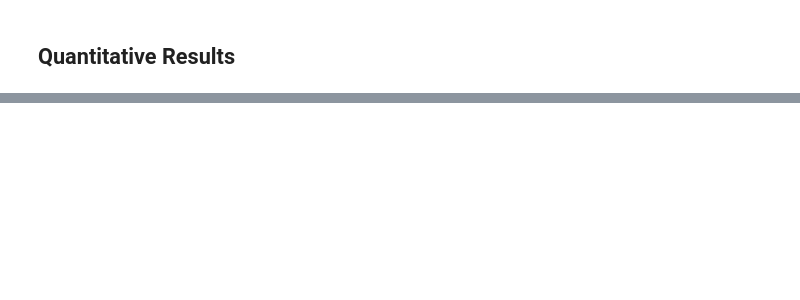
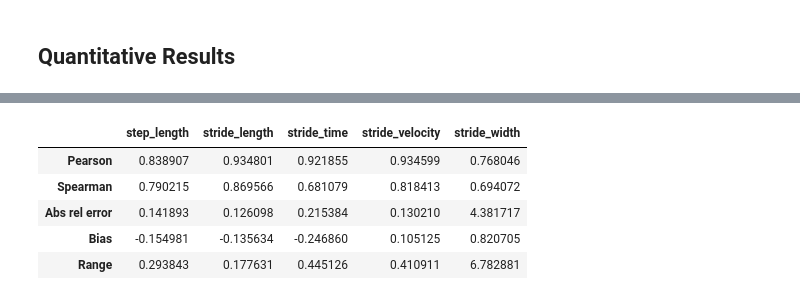
Before and after one commit to ajhynes7/side-view-depth-gait, a Jupyter notebook: notebooks/analysis.ipynb, the cells around one changed output, grey strips where cells are left out. Saved outputs shown, nothing was run; the diff lists cells and outputs as text; code cells hidden in the pictures; blank space fills up the shorter version.

```diff
--- a/notebooks/analysis.ipynb
+++ b/notebooks/analysis.ipynb
@@ -109,0 +122,10 @@ df_results
+# %%
+df_metric = df_results.groupby(lambda x: x[:-2], axis=1).mean()
+df_metric
+# %% [output]
+|  | step_length | stride_length | stride_time | stride_velocity | stride_width |
+| Pearson | 0.838907 | 0.934801 | 0.921855 | 0.934599 | 0.768046 |
+| Spearman | 0.790215 | 0.869566 | 0.681079 | 0.818413 | 0.694072 |
+| Abs rel error | 0.141893 | 0.126098 | 0.215384 | 0.130210 | 4.381717 |
+| Bias | -0.154981 | -0.135634 | -0.246860 | 0.105125 | 0.820705 |
+| Range | 0.293843 | 0.177631 | 0.445126 | 0.410911 | 6.782881 |
```
Also changed, not shown: parts of 9 cells of this notebook, 2 other files.
